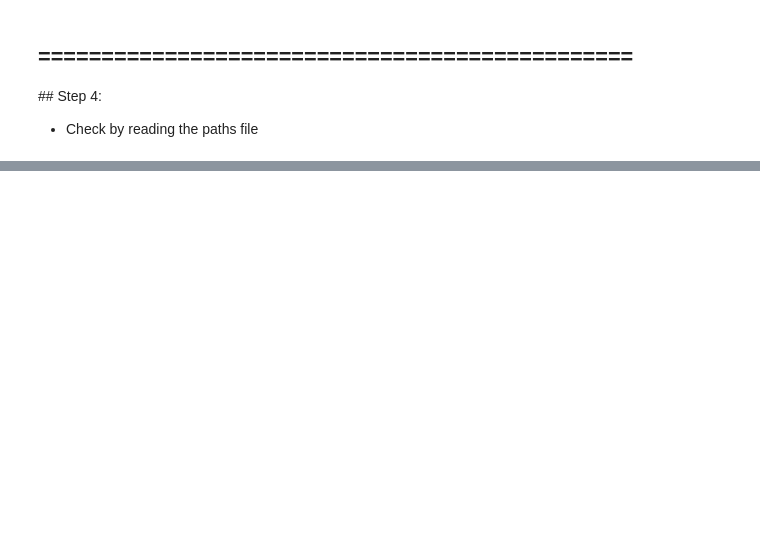
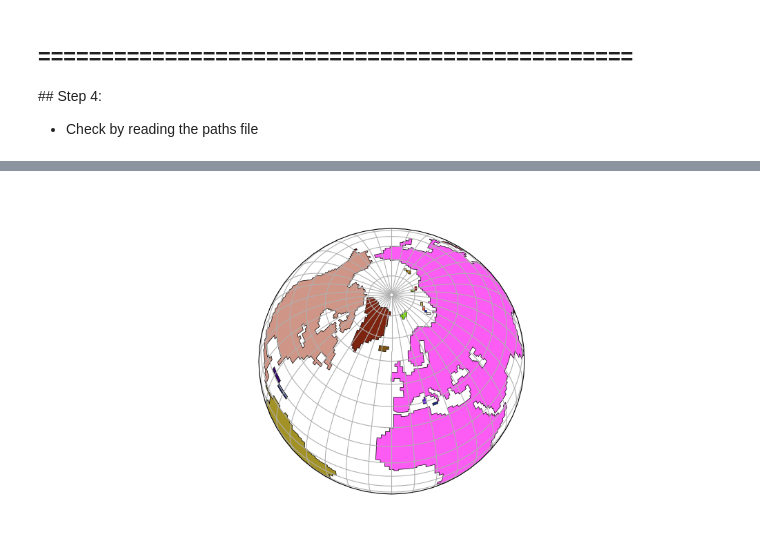
Before and after one commit to PBrockmann/LSCE_notebooks, a Jupyter notebook: ExtractingContinents_Step_all.ipynb, the cells around one changed output, grey strips where cells are left out. Cells and saved outputs as stored; diff of their text form; code cells hidden in the pictures; blank space fills up the shorter version.

```diff
--- a/ExtractingContinents_Step_all.ipynb
+++ b/ExtractingContinents_Step_all.ipynb
@@ -431,0 +342,51 @@ plt.show()
+# %%
+%matplotlib widget
+
+import matplotlib.pyplot as plt
+import cartopy.crs as ccrs
+import numpy as np
+import matplotlib
+import random
+import pickle
+
+fig = plt.figure(figsize=(10,5))
+
+proj0 = ccrs.Geodetic()
+proj1 = ccrs.Orthographic(-10, 60)
+
+ax = fig.add_subplot(1, 1, 1, projection=proj1)
+ax.set_global()
+
+with open("paths_03.pickle", "rb") as file:
+    paths = pickle.load(file)
+
+patches = []
+colors = []
+for path in paths:
+    random_color = "#"+''.join([random.choice('0123456789ABCDEF') for i in range(6)])
+    colors.append(random_color)
+    patch = matplotlib.patches.PathPatch(path)
+    patches.append(patch)
+
+def onpress(event):
+    global proj1
+    if event.button == 1:
+        lon, lat = proj0.transform_point(event.xdata, event.ydata, src_crs=proj1)
+        proj1 = ccrs.Orthographic(lon, lat)
+        ax = fig.add_subplot(1, 1, 1, projection=proj1)
+        p = matplotlib.collections.PatchCollection(patches, facecolor=colors, edgecolor='black', lw=0.5,
+                                           transform=proj0)
+        ax.add_collection(p)
+        ax.set_global()
+        ax.gridlines(xlocs=np.arange(-180,180,10), ylocs=np.arange(-80,90,10))
+        plt.draw()
+
+fig.canvas.mpl_connect('button_press_event', onpress)
+
+p = matplotlib.collections.PatchCollection(patches, facecolor=colors, edgecolor='black', lw=0.5,
+                                           transform=proj0)
+ax.add_collection(p)
+ax.gridlines(xlocs=np.arange(-180,180,10), ylocs=np.arange(-80,90,10))
+plt.show()
+# %% [output]
+[figure, added]
```
Also changed, not shown: parts of 16 cells of this notebook.
